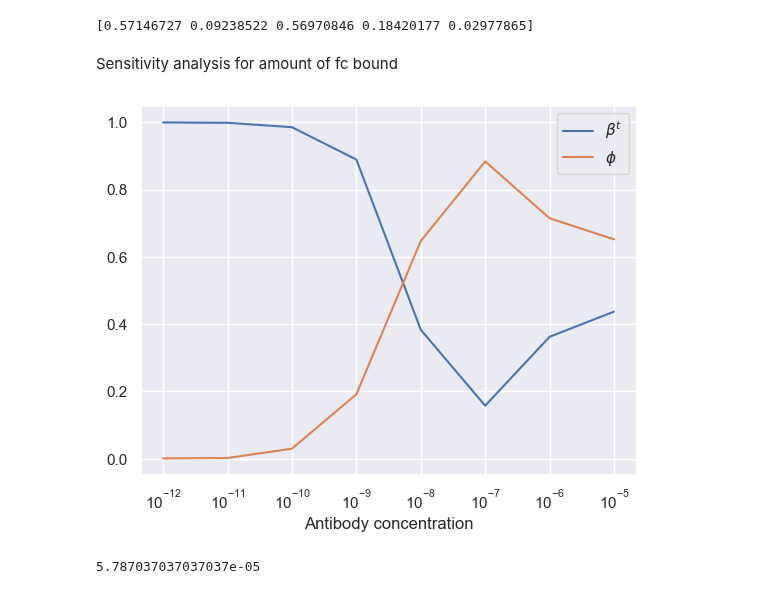
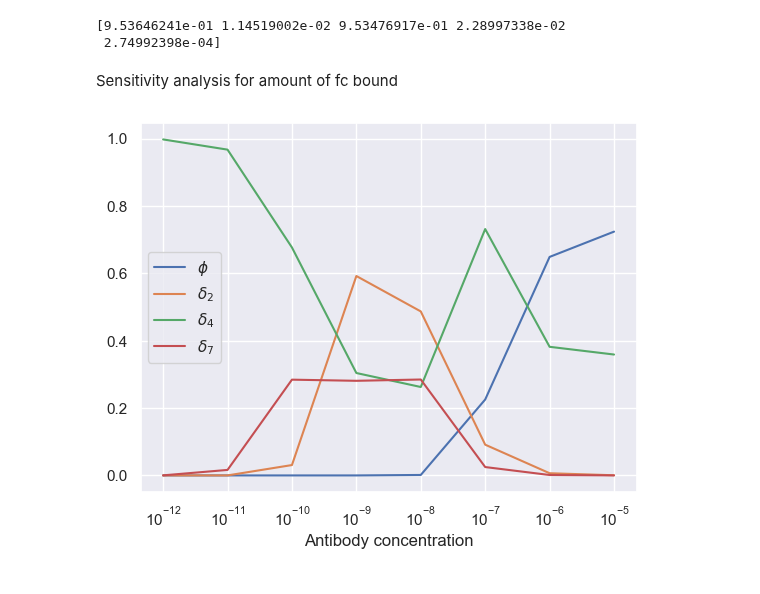
Before and after one commit to lukedtc/ADCC-Project, a Jupyter notebook: Receptor_level_model/two_cell_steady_states.ipynb, the cells around one changed output. Cells and saved outputs as stored; diff of their text form; code cells hidden in the pictures.

```diff
--- a/Receptor_level_model/two_cell_steady_states.ipynb
+++ b/Receptor_level_model/two_cell_steady_states.ipynb
@@ -50,7 +50,10 @@ gamma6 = k6off/k1off
 alpha7 = k7/k1off
 gamma7 = k7off/k1off
 
-beta_t = 10
+Target_cell_number = 5e3
+Atot = 1e16*Ainit/Target_cell_number
+rtot = 1e5
+beta_t = Atot/rtot
 phi = 2
 beta_f = beta_t*phi
 # %%
@@ -73,7 +76,8 @@ roots = fsolve(model_v2, [0.2, 0.2, 0.2, 0.2, 0.2])
 # %%
 print(roots)
 # %% [output]
-[0.57146727 0.09238522 0.56970846 0.18420177 0.02977865]
+[9.53646241e-01 1.14519002e-02 9.53476917e-01 2.28997338e-02
+ 2.74992398e-04]
 # %%
 
 A10 = Symbol('A10', real=True)
@@ -190,15 +204,17 @@ def calc_fc(beta_t, phi, delta2, delta4, delta7, A_0):
     return fc
 # %%
 problem = {
-    'num_vars': 2,
-    'names': ['beta_t', 'phi'],
-    'bounds': [[0.1, 100],
-               [0.1, 2]]
+    'num_vars': 4,
+    'names': ['phi', 'delta2', 'delta4', 'delta7'],
+    'bounds': [[0.1, 2],
+               [0.1, 50],
+               [0.1, 50],
+               [0.1, 50]]
 }
 
 # generate samples
-
-vals = saltelli.sample(problem, 1024)
+lost = []
+vals = saltelli.sample(problem, 256)
 
 Y = np.zeros(len(vals))
 indicies = []
@@ -206,45 +222,39 @@ A0s = [1e-12, 1e-11, 1e-10, 1e-9, 1e-8, 1e-7, 1e-6, 1e-5]
 for A_0 in A0s:
     for i in range(len(vals)):
         params = vals[i]
-        beta_t = params[0]
-        phi = params[1]
-        delta2 = 10
-        delta4 = 10
-        delta7 = 10
-        Y[i] = calc_fc(beta_t, phi, delta2, delta4, delta7, A_0)
+        phi = params[0]
+        delta2 = params[1]
+        delta4 = params[2]
+        delta7 = params[3]
+        Y[i] = calc_fc(phi, delta2, delta4, delta7, A_0)
         Si = sobol.analyze(problem, Y)
     indicies.append(Si['ST'])
+    lost.append(Si)
 # %%
-beta_t_si = []
 phi_si = []
 delta2_si = []
 delta4_si = []
 delta7_si = []
 
 for i in range(len(indicies)):
     vals = indicies[i]
-    beta_t_si.append(vals[0])
-    phi_si.append(vals[1])
-    #delta2_si.append(vals[2])
-    #delta4_si.append(vals[3])
-    #delta7_si.append(vals[3])
+    phi_si.append(vals[0])
+    delta2_si.append(vals[1])
+    delta4_si.append(vals[2])
+    delta7_si.append(vals[3])
 
-data = [beta_t_si, phi_si]
-labels = [r'$\beta^t$', r'$\phi$']
+data = [phi_si, delta2_si, delta4_si, delta7_si]
+labels = [r'$\phi$', r'$\delta_2$', r'$\delta_4$', r'$\delta_7$']
 
 sns.set_theme()
 
 for i in range(len(data)):
     plt.plot(A0s, data[i], label=labels[i])
 
 
 plt.xscale('log')
 plt.xlabel('Antibody concentration')
 plt.legend(loc='best')
 plt.show()
 # %% [output]
-[figure, old version]
+[figure, new version]
-# %%
-5/(24*60*60)
-# %% [output]
-5.787037037037037e-05
```
Also changed, not shown: parts of 2 cells of this notebook, 9 other files.
